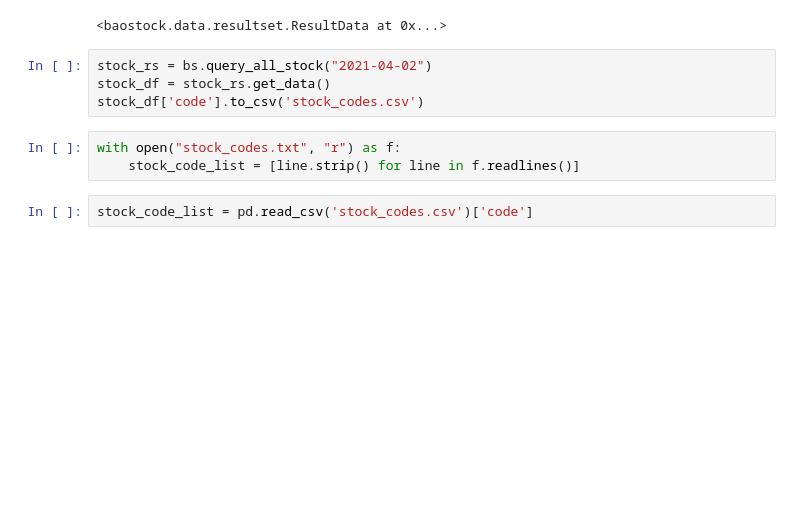
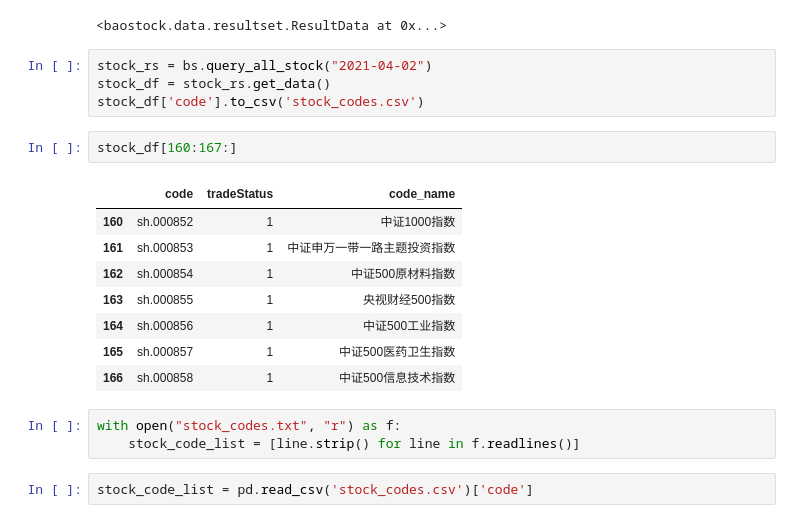
Before and after one commit to shayxu-ai/automatic-stock-exchange, a Jupyter notebook: predict.ipynb, the cells around one changed output. Cells and saved outputs as stored; diff of their text form; blank space fills up the shorter version.

```diff
--- a/predict.ipynb
+++ b/predict.ipynb
@@ -28,6 +28,17 @@ login success!
 stock_rs = bs.query_all_stock("2021-04-02")
 stock_df = stock_rs.get_data()
 stock_df['code'].to_csv('stock_codes.csv')
+# %%
+stock_df[160:167:]
+# %% [output]
+|  | code | tradeStatus | code_name |
+| 160 | sh.000852 | 1 | 中证1000指数 |
+| 161 | sh.000853 | 1 | 中证申万一带一路主题投资指数 |
+| 162 | sh.000854 | 1 | 中证500原材料指数 |
+| 163 | sh.000855 | 1 | 央视财经500指数 |
+| 164 | sh.000856 | 1 | 中证500工业指数 |
+| 165 | sh.000857 | 1 | 中证500医药卫生指数 |
+| 166 | sh.000858 | 1 | 中证500信息技术指数 |
 # %%
 with open("stock_codes.txt", "r") as f:
     stock_code_list = [line.strip() for line in f.readlines()]
```
Also changed, not shown: 2 other files.
